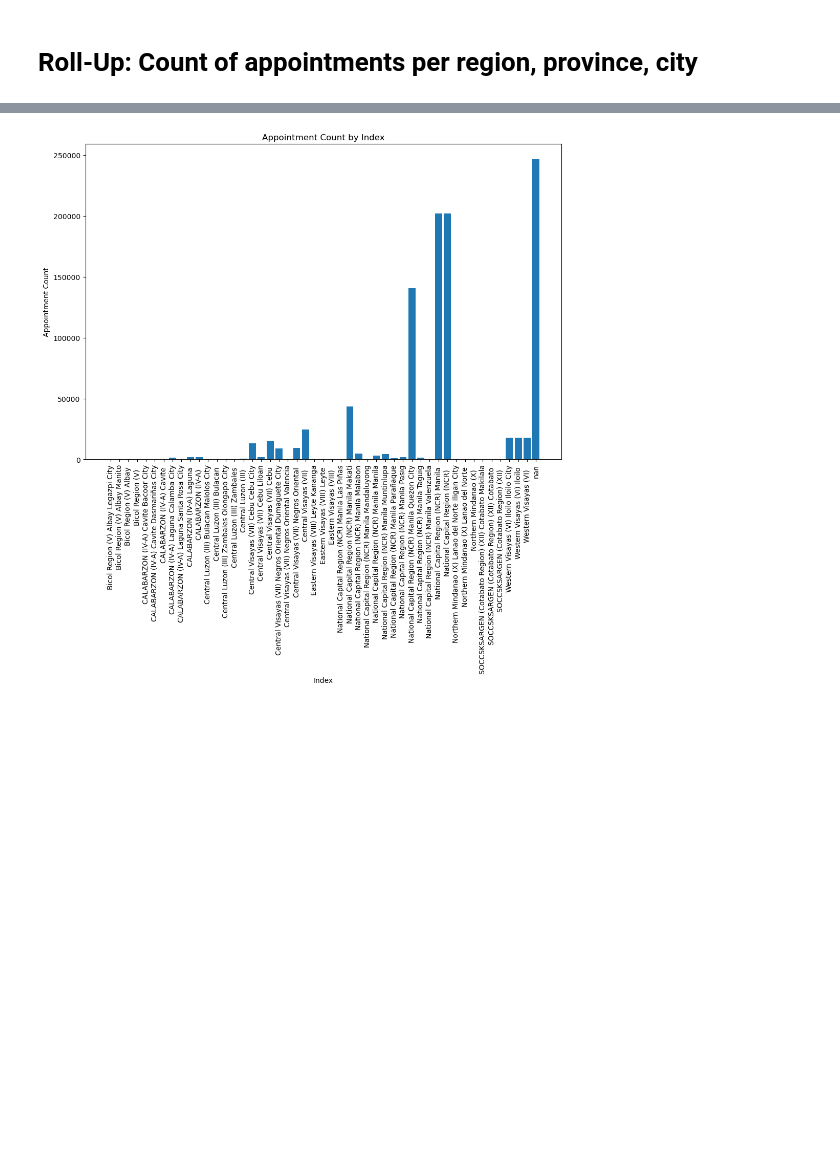
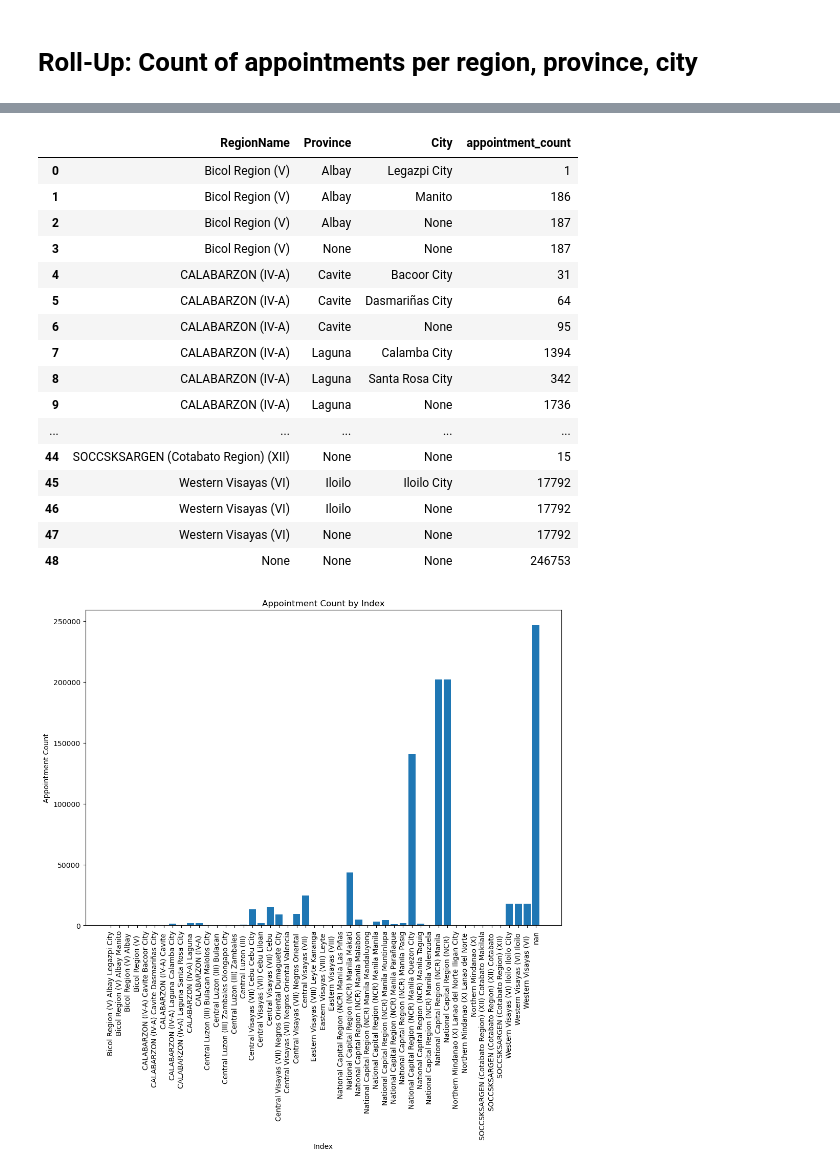
Before and after one commit to Johann-Uytanlet/STADVDB-MCO, a Jupyter notebook: MCO1 Query Visualization .ipynb, the cells around one changed output, grey strips where cells are left out. Cells and saved outputs as stored; diff of their text form; code cells hidden in the pictures; blank space fills up the shorter version.

```diff
--- a/MCO1 Query Visualization .ipynb
+++ b/MCO1 Query Visualization .ipynb
@@ -98,3 +98,23 @@ Time taken to fetch data: 0.5832366943359375 seconds
+# %%
+OLAP_Query_1
+# %% [output]
+|  | RegionName | Province | City | appointment_count |
+| 0 | Bicol Region (V) | Albay | Legazpi City | 1 |
+| 1 | Bicol Region (V) | Albay | Manito | 186 |
+| 2 | Bicol Region (V) | Albay | None | 187 |
+| 3 | Bicol Region (V) | None | None | 187 |
+| 4 | CALABARZON (IV-A) | Cavite | Bacoor City | 31 |
+| 5 | CALABARZON (IV-A) | Cavite | Dasmariñas City | 64 |
+| 6 | CALABARZON (IV-A) | Cavite | None | 95 |
+| 7 | CALABARZON (IV-A) | Laguna | Calamba City | 1394 |
+| 8 | CALABARZON (IV-A) | Laguna | Santa Rosa City | 342 |
+| 9 | CALABARZON (IV-A) | Laguna | None | 1736 |
+| ... | ... | ... | ... | ... |
+| 44 | SOCCSKSARGEN (Cotabato Region) (XII) | None | None | 15 |
+| 45 | Western Visayas (VI) | Iloilo | Iloilo City | 17792 |
+| 46 | Western Visayas (VI) | Iloilo | None | 17792 |
+| 47 | Western Visayas (VI) | None | None | 17792 |
+| 48 | None | None | None | 246753 |
 # %%
 OLAP_Query_1['Index'] = OLAP_Query_1['RegionName'] + ', ' + OLAP_Query_1['Province'].fillna('') + ', ' + OLAP_Query_1['City'].fillna('')
 # %%
```
Also changed, not shown: parts of 1 cell of this notebook.
